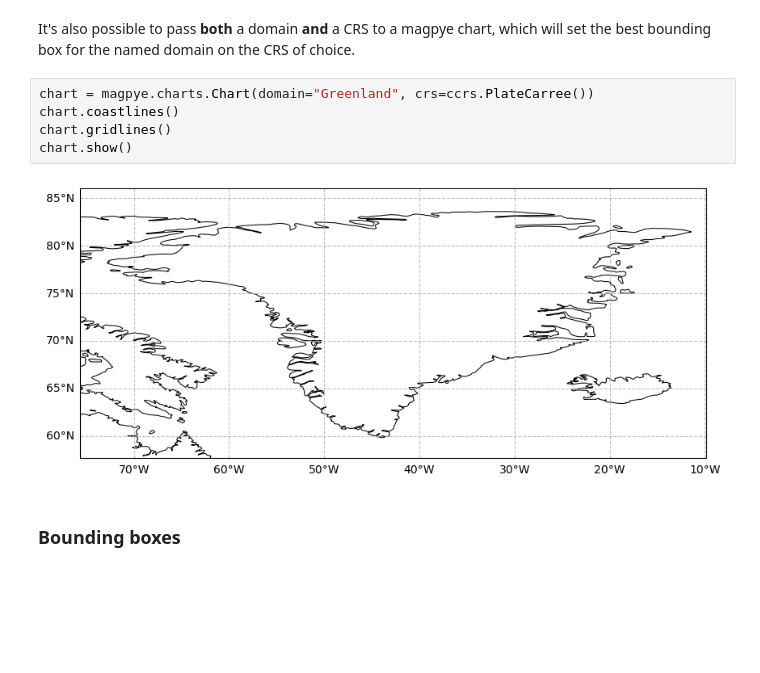
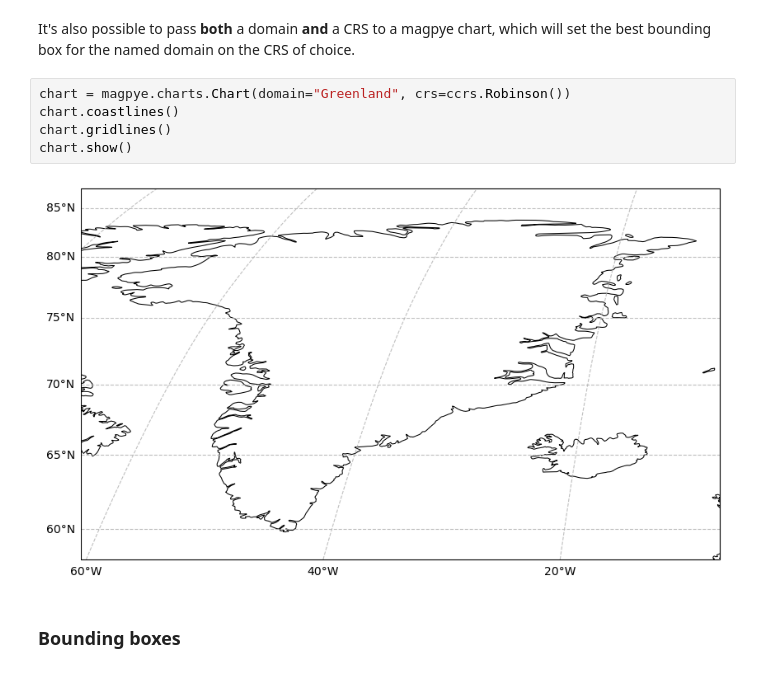
Before and after one commit to ecmwf/earthkit-maps, a Jupyter notebook: notebooks/chart-domain-and-crs.ipynb, the cells around one changed output. Drawn from its saved outputs; the diff is of its cells as text; blank space fills up the shorter version.

Commit message:
Fixes CRS compatibility with custom domains

```diff
--- a/notebooks/chart-domain-and-crs.ipynb
+++ b/notebooks/chart-domain-and-crs.ipynb
@@ -67,12 +74,12 @@ chart.show()
 # %% [markdown]
 It's also possible to pass **both** a domain **and** a CRS to a magpye chart, which will set the best bounding box for the named domain on the CRS of choice.
 # %%
-chart = magpye.charts.Chart(domain="Greenland", crs=ccrs.PlateCarree())
+chart = magpye.charts.Chart(domain="Greenland", crs=ccrs.Robinson())
 chart.coastlines()
 chart.gridlines()
 chart.show()
 # %% [output]
-[figure, old version]
+[figure, new version]
 # %% [markdown]
 ### Bounding boxes
 # %% [markdown]
```
Also changed, not shown: parts of 1 cell of this notebook, 2 other files.
